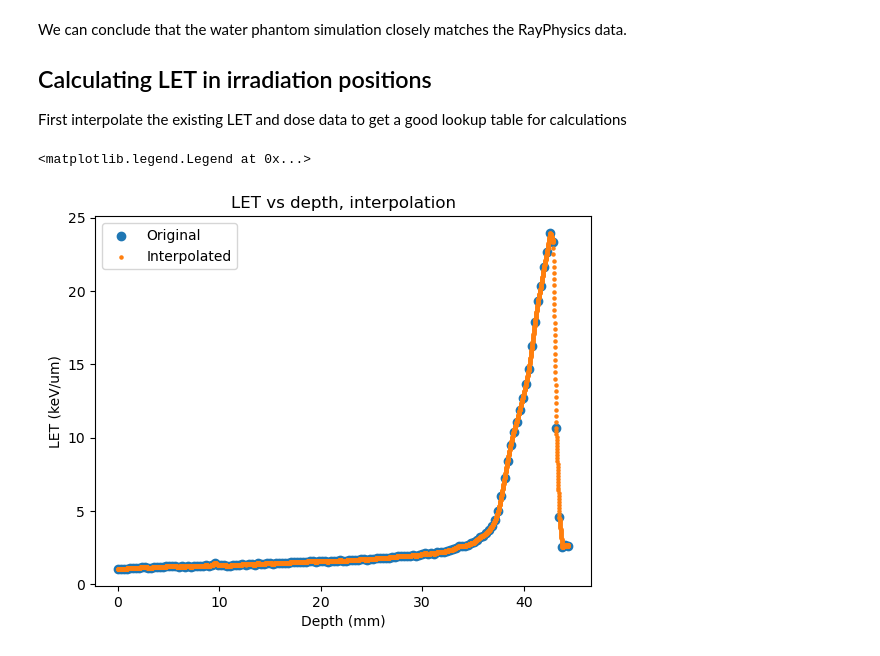
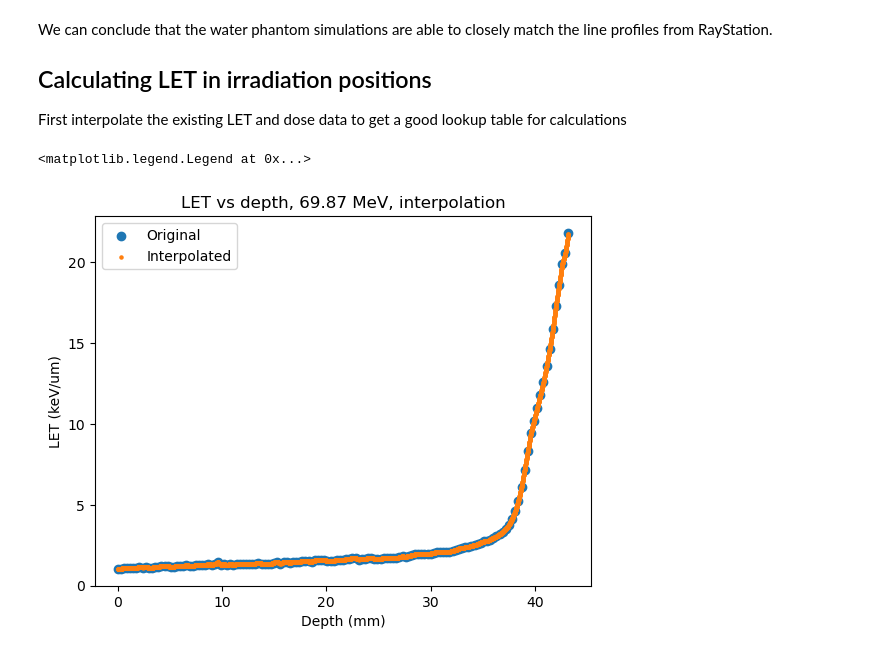
Before and after one commit to BrittHaanen15/Thesis_project, a Jupyter notebook: Python codes/Finding mid LET.ipynb, the cells around one changed output. Drawn from its saved outputs; the diff is of its cells as text; code cells hidden in the pictures.

Commit message:
Re-doing for the new beam energy (69.87 MeV)

```diff
--- a/Python codes/Finding mid LET.ipynb
+++ b/Python codes/Finding mid LET.ipynb
@@ -13,11 +62,7 @@ This is the data that I got from running a simulation in a water phantom. I will
 # %%
-path = r"C:\Users\bhaan\Downloads\Unrestricted beam plan - LET and RTStruct wo range shifter\roi_let_dose_coords_WaterPhantom.csv"
-data_waterphantom = pd.read_csv(path)
+path = r"C:\Users\bhaan\Documents\#Master Degree\Thesis\Thesis_project\Mid LET calculation\Water phantom data new energy\Pristine 69.87 MeV in Water Phantom.csv"
 
-#Find middle x and y
-x_mid = np.unique(data_waterphantom['x_mm'])[round(len(np.unique(data_waterphantom['x_mm']))/2)]
-z_mid = np.unique(data_waterphantom['z_mm'])[round(len(np.unique(data_waterphantom['z_mm']))/2)]
+dosedata, letdata = Process_WaterPhantomData(path)
 
-#Extract data with this x and y
-lineprofile = data_waterphantom[(data_waterphantom['x_mm']==x_mid) & (data_waterphantom['z_mm']==z_mid)]
-print(lineprofile)
+#print(dosedata)
+#print(letdata)
@@ -39,26 +69,3 @@ print(lineprofile)
-# %%
-#Process data
-ydata = np.array(abs(lineprofile['y_mm']))
-letdata = np.array(lineprofile['LET_keV_per_um'])
-dosedata = np.array(lineprofile['Dose_Gy'])
-
-#Want depth to start at zero
-ydata = ydata - min(ydata)
-#Sort depth data in ascending order
-sort = np.argsort(ydata)
-#Apply sorting to all variables
-ydata = ydata[sort]
-letdata = letdata[sort]
-dosedata = dosedata[sort]
-
-#normalise dose data
-dosedata = dosedata/max(dosedata)
-
-#Truncate data once dose drops to zero
-stopindex = np.where(dosedata==0)[0][0]
-ydata = ydata[0:stopindex]
-letdata = letdata[0:stopindex]
-dosedata = dosedata[0:stopindex]
 # %%
 #Plot lineprofile as function of depth
 fig, ax1 = plt.subplots()
@@ -131,5 +200,5 @@ plt.legend()
 # %% [markdown]
-We can conclude that the water phantom simulation closely matches the RayPhysics data.
+We can conclude that the water phantom simulations are able to closely match the line profiles from RayStation.
 
 ## Calculating LET in irradiation positions
 
@@ -137,17 +206,17 @@ First interpolate the existing LET and dose data to get a good lookup table for
 # %%
 #interpolate data to get depth in steps of 0.01 mm
 LET_interp = pd.DataFrame(columns=['Depth', 'LET'])
-LET_interp['Depth'] = np.arange(ydata[0], ydata[-1], 0.01)
+LET_interp['Depth'] = np.arange(np.array(letdata['y_mm'])[0], np.array(letdata['y_mm'])[-1], 0.01)
 
-LET_interp['LET'] = np.interp(LET_interp['Depth'], ydata, letdata)
+LET_interp['LET'] = np.interp(LET_interp['Depth'], np.array(letdata['y_mm']), np.array(letdata['LET']))
 
-plt.scatter(ydata, letdata, label='Original')
+plt.scatter(letdata['y_mm'], letdata['LET'], label='Original')
 plt.scatter(LET_interp['Depth'], LET_interp['LET'], label='Interpolated', s=5)
-plt.title('LET vs depth, interpolation')
+plt.title('LET vs depth, 69.87 MeV, interpolation')
 plt.xlabel('Depth (mm)')
 plt.ylabel('LET (keV/um)')
 plt.legend()
 # %% [output]
 <matplotlib.legend.Legend at 0x...>
-[figure, old version]
+[figure, new version]
 # %%
```
Also changed, not shown: parts of 20 cells of this notebook, 29 other files.
